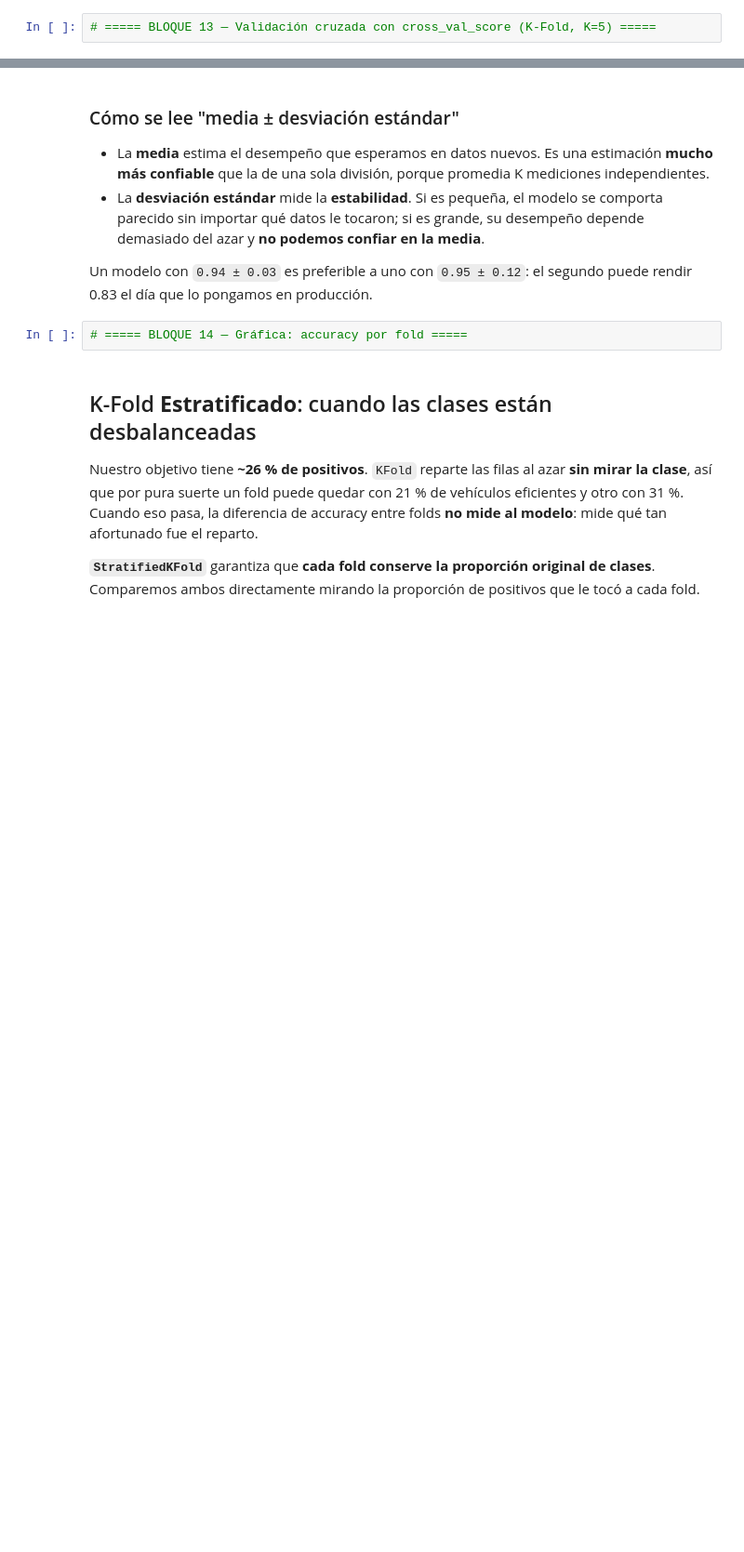
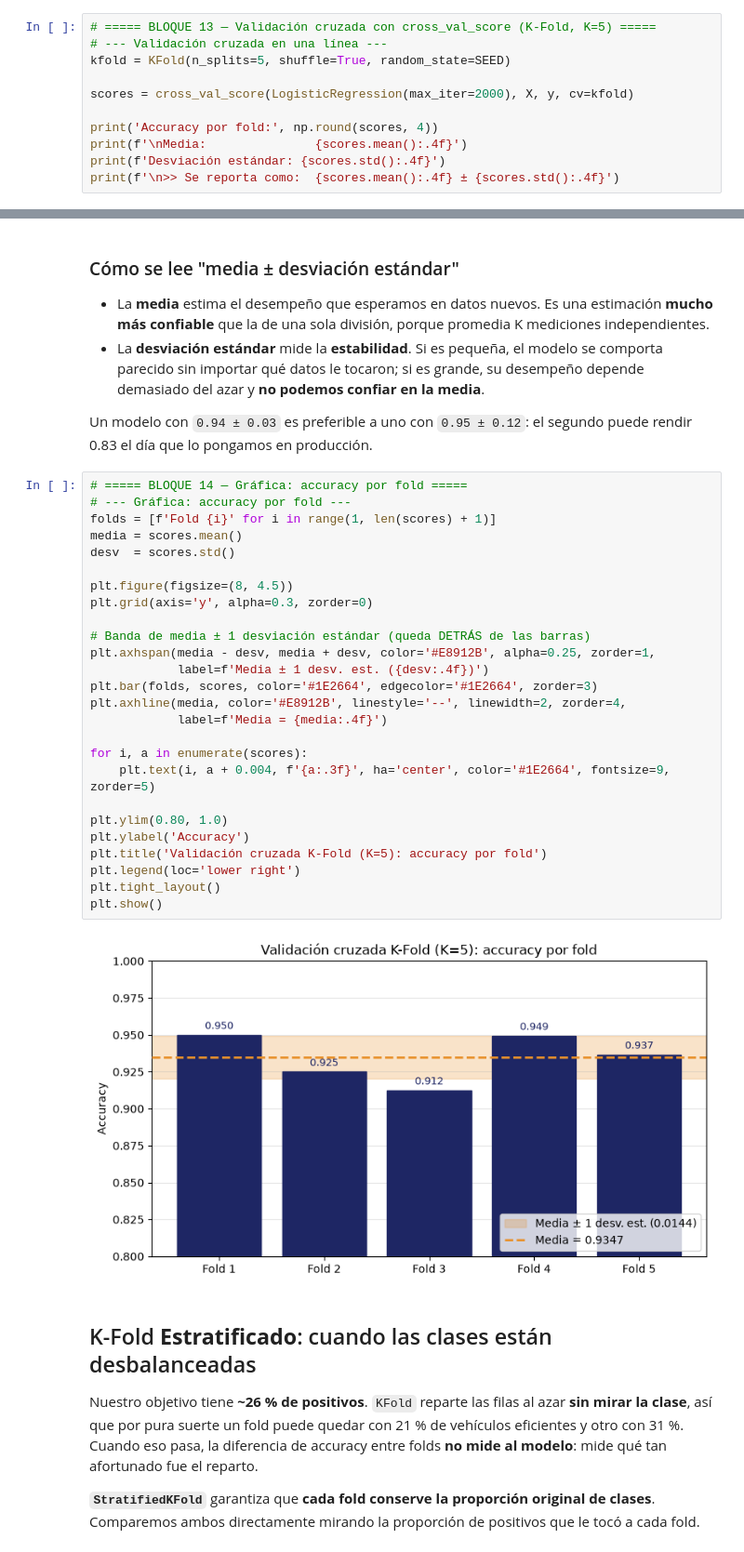
Before and after one commit to robertogurrola17-cmyk/practicas_IA, a Jupyter notebook: pract_1/02_Segregacion_Validacion_Cruzada_VACIO.ipynb, the cells around one changed output, grey strips where cells are left out. Shown at 93% size. Saved outputs shown, nothing was run; the diff lists cells and outputs as text; blank space fills up the shorter version.

```diff
--- a/pract_1/02_Segregacion_Validacion_Cruzada_VACIO.ipynb
+++ b/pract_1/02_Segregacion_Validacion_Cruzada_VACIO.ipynb
@@ -280,3 +571,12 @@ y para entrenar exactamente K−1 veces.
 de división (`cv`), y devuelve el arreglo con los K accuracies.
 # %%
 # ===== BLOQUE 13 — Validación cruzada con cross_val_score (K-Fold, K=5) =====
+# --- Validación cruzada en una línea ---
+kfold = KFold(n_splits=5, shuffle=True, random_state=SEED)
+
+scores = cross_val_score(LogisticRegression(max_iter=2000), X, y, cv=kfold)
+
+print('Accuracy por fold:', np.round(scores, 4))
+print(f'\nMedia:               {scores.mean():.4f}')
+print(f'Desviación estándar: {scores.std():.4f}')
+print(f'\n>> Se reporta como:  {scores.mean():.4f} ± {scores.std():.4f}')
@@ -292,6 +599,32 @@ Un modelo con `0.94 ± 0.03` es preferible a uno con `0.95 ± 0.12`: el segundo
 pongamos en producción.
 # %%
 # ===== BLOQUE 14 — Gráfica: accuracy por fold =====
+# --- Gráfica: accuracy por fold ---
+folds = [f'Fold {i}' for i in range(1, len(scores) + 1)]
+media = scores.mean()
+desv  = scores.std()
+
+plt.figure(figsize=(8, 4.5))
+plt.grid(axis='y', alpha=0.3, zorder=0)
+
+# Banda de media ± 1 desviación estándar (queda DETRÁS de las barras)
+plt.axhspan(media - desv, media + desv, color='#E8912B', alpha=0.25, zorder=1,
+            label=f'Media ± 1 desv. est. ({desv:.4f})')
+plt.bar(folds, scores, color='#1E2664', edgecolor='#1E2664', zorder=3)
+plt.axhline(media, color='#E8912B', linestyle='--', linewidth=2, zorder=4,
+            label=f'Media = {media:.4f}')
+
+for i, a in enumerate(scores):
+    plt.text(i, a + 0.004, f'{a:.3f}', ha='center', color='#1E2664', fontsize=9, zorder=5)
+
+plt.ylim(0.80, 1.0)
+plt.ylabel('Accuracy')
+plt.title('Validación cruzada K-Fold (K=5): accuracy por fold')
+plt.legend(loc='lower right')
+plt.tight_layout()
+plt.show()
+# %% [output]
+[figure, added]
 # %% [markdown]
 ## K-Fold **Estratificado**: cuando las clases están desbalanceadas
 
```
Also changed, not shown: parts of 17 cells of this notebook, 6 other files.
